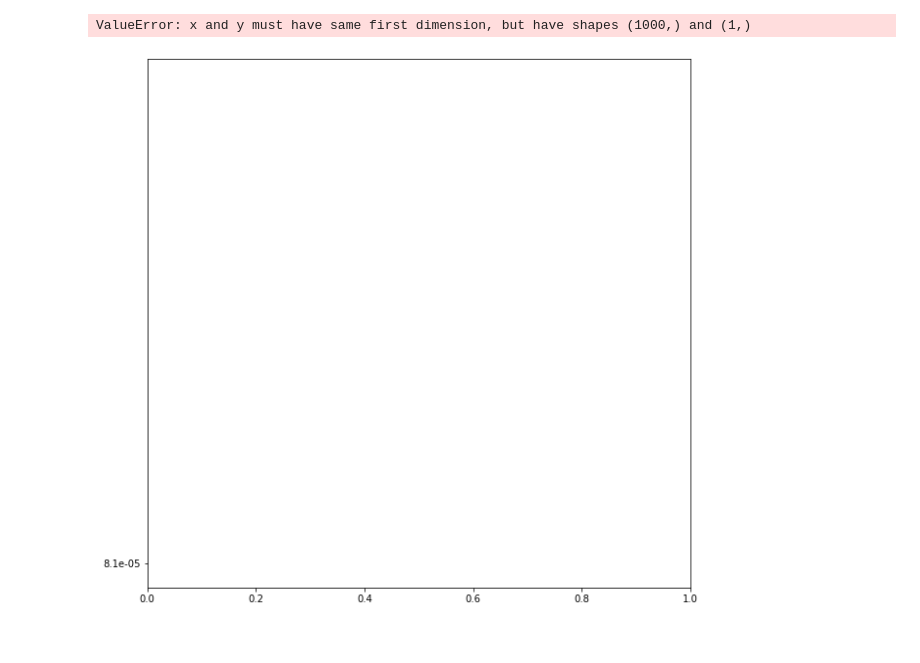
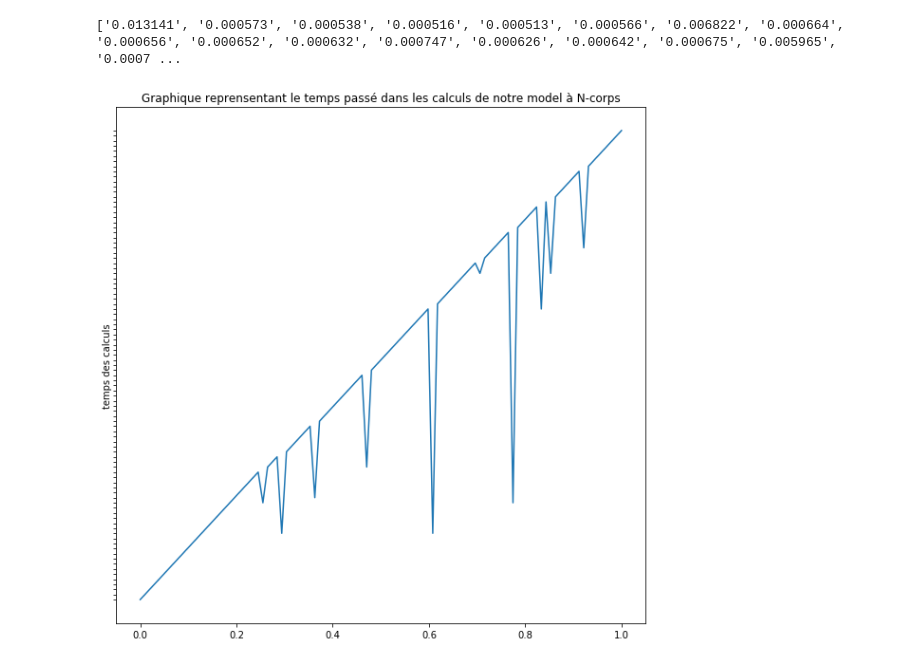
Before and after one commit to Rudiio/Projet-N-corps, a Jupyter notebook: src/graphique_temps.ipynb, the cells around one changed output. Drawn from its saved outputs; the diff is of its cells as text; code cells hidden in the pictures.

```diff
--- a/src/graphique_temps.ipynb
+++ b/src/graphique_temps.ipynb
@@ -1,19 +1,27 @@
 # %%
-
 import matplotlib.pyplot as plt
 import numpy as np
 
-x = np.linspace(-10, 10, 1000)
+
 temps = []
 
-for line in open('donnees_temps.txt', 'r'):
+for line in open(r'/home/elyas/Bureau/github/projet_N_corps_git/git/Projet-N-corps/src/donnees_temps.txt'):
     lines = [ i for i in line.split()]
     temps.append(lines[0])
 
+print(temps)
+
+
+taille = len(temps)
+x = np.linspace(0,1,taille)
+
 plt.figure(figsize=(10,10))
-
+plt.tick_params(labelleft = False )
 plt.plot(x, temps)
+plt.title("Graphique reprensentant le temps passé dans les calculs de notre model à N-corps")
+plt.ylabel('temps des calculs')
 plt.show()
+# plt.savefig( "/home/elyas/Bureau/github/projet_N_corps_git/git/Projet-N-corps/visuels/Graphique_durée_des_calculs.png")
 # %% [output]
-ValueError: x and y must have same first dimension, but have shapes (1000,) and (1,)
+['0.013141', '0.000573', '0.000538', '0.000516', '0.000513', '0.000566', '0.006822', '0.000664', '0.000656', '0.000652', '0.000632', '0.000747', '0.000626', '0.000642', '0.000675', '0.005965', '0.0007 ...
-[figure, old version]
+[figure, new version]
```
Also changed, not shown: 18 other files.
